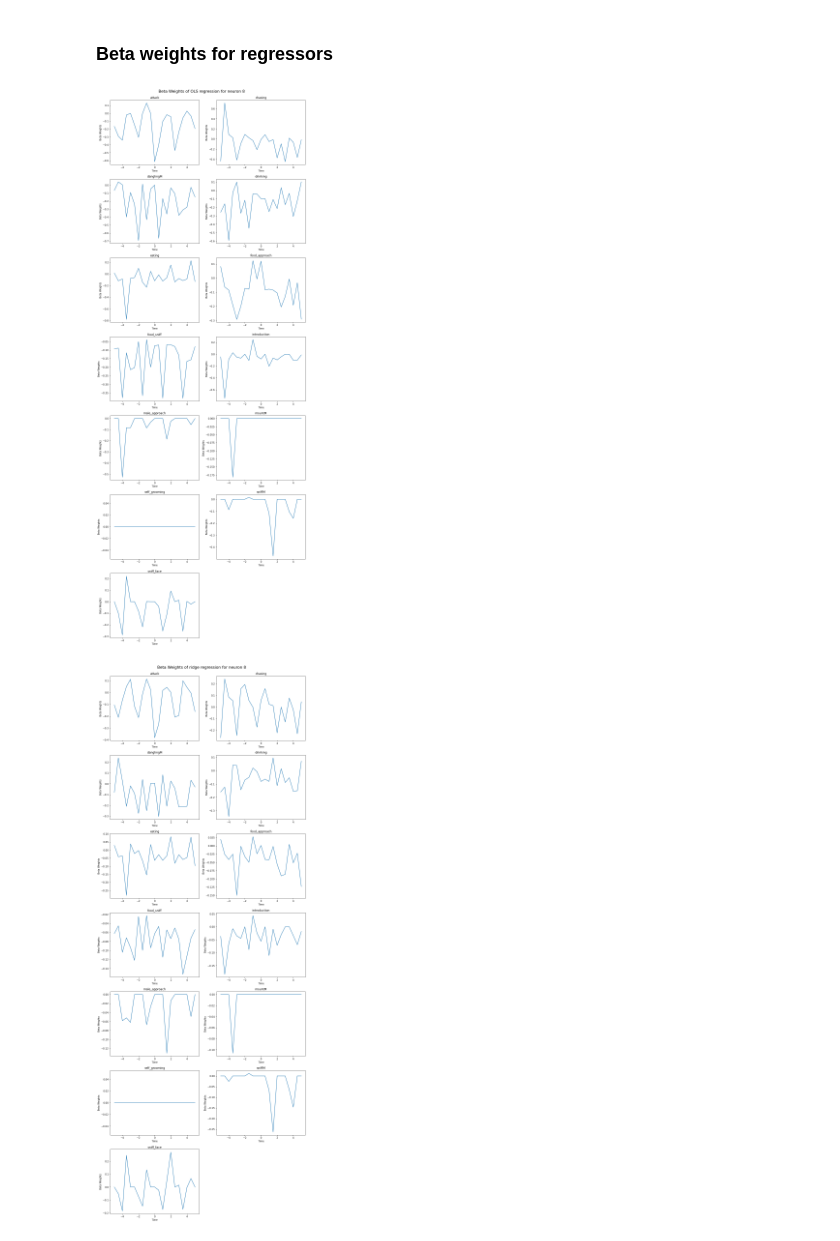
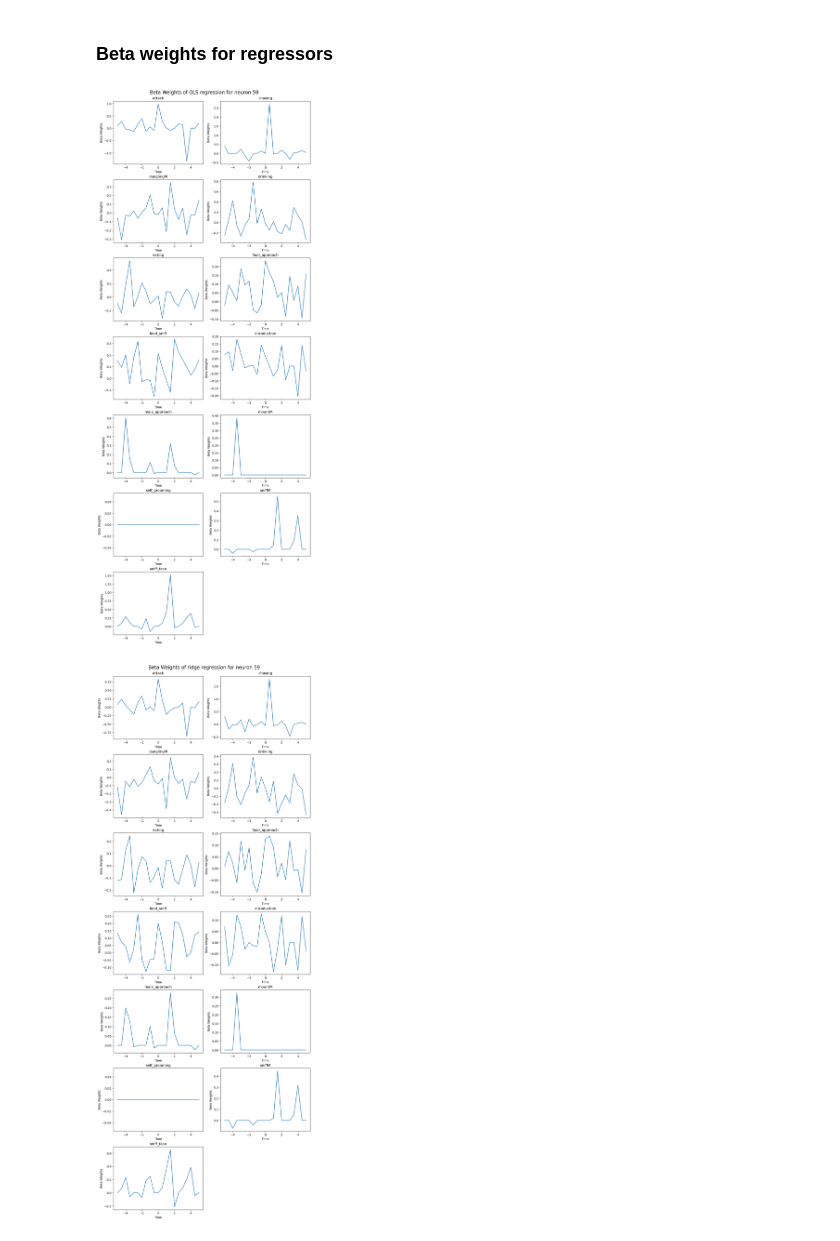
Before and after one commit to CharlesXu-Jingyue/DJA_FallRotation, a Jupyter notebook: DJA_GLM-HHM/glm.ipynb, the cells around one changed output. Cells and saved outputs as stored; diff of their text form; code cells hidden in the pictures.

```diff
--- a/DJA_GLM-HHM/glm.ipynb
+++ b/DJA_GLM-HHM/glm.ipynb
@@ -22,11 +22,13 @@ from sklearn.metrics import r2_score
 # from ssm.util import find_permutation
 # %%
 # User inputs
-data_path = r'/Users/alveus/Documents/WorkingDirectory/Data/DJA/Jineun/EG1-4/neural_male/EG1-4-fasted-0629-regis from fed male_neural_behavior_py.mat'
+# data_path = r'/Users/alveus/Documents/WorkingDirectory/Data/DJA/Jineun/EG1-4/neural_male/EG1-4-fasted-0629-regis from fed male_neural_behavior_py.mat' # Path to data on my Mac
+data_path = r'D:\DJA\Jineun\EG1-4\neural_male\EG1-4-fasted-0629-regis from fed male_neural_behavior_py.mat' # Path to data on my PC
 time_window = 5 # Time window for regressors (in seconds)
 frame_rate = 10 # Frame rate of the data (in Hz)
 time_step = 5 # Time step for the regressors (in seconds)
 n_folds = 5 # Number of folds for cross-validation
-neuron_idx = 8 # Index of neuron to plot
+# neuron_idx = 8 # Index of neuron to plot
+good_beta_threshold = 0.5 # Threshold for good betas as a proportion of the maximum beta
 # %%
 # Load data
@@ -194,4 +204,10 @@ ax.spines['bottom'].set_bounds([0,yd])
 ax.set_title('OLS regression')
 ax.set_xlabel('Neuron number')
 ax.set_ylabel('cross-validated R\u00b2')
+
+# Print best R-squared obtained using OLS
+best_r2_lin = max(r2_lin)
+best_fit_neuron_lin = np.argmax(r2_lin)
+print(f'Best R\u00b2 using OLS: {best_r2_lin}')
+print(f'Best fit neuron using ridge regression: {best_fit_neuron_lin}')
 # %% [output]
@@ -210,4 +227,11 @@ ax.spines['bottom'].set_bounds([0,yd])
 ax.set_title('Ridge regression')
 ax.set_xlabel('Neuron number')
 ax.set_ylabel('cross-validated R\u00b2')
+
+# Print best R-squared obtained using ridge regression and corresponding alpha
+best_r2_ridge = max(r2_ridge)
+best_fit_neuron_ridge = np.argmax(r2_ridge)
+print(f'Best R\u00b2 using ridge regression: {best_r2_ridge}')
+print(f'Best fit neuron using ridge regression: {best_fit_neuron_ridge}')
+print(f'Corresponding alpha: {alphas[np.argmax(r2_ridge)]}')
 # %% [output]
@@ -230,12 +256,12 @@ for i in range(num_labels):
 # Plot betas for each behavior using OLS
 num_labels = len(labels)
 
-fig, axs = plt.subplots(nrows=np.ceil(num_labels/2).astype(int), ncols=2, figsize=(12, 5*num_labels//2), constrained_layout=True)
+fig, axs = plt.subplots(nrows=np.ceil(num_labels/2).astype(int), ncols=2, figsize=(10, 4*num_labels//2), constrained_layout=True)
 
 for i in range(num_labels):
     row = i // 2
     col = i % 2
-    axs[row, col].plot(np.arange(-time_window*frame_rate, time_window*frame_rate+1, time_step)/10, betas_lin_labeled[labels[i]][neuron_idx, :])
+    axs[row, col].plot(np.arange(-time_window*frame_rate, time_window*frame_rate+1, time_step)/10, betas_lin_labeled[labels[i]][best_fit_neuron_lin, :])
     axs[row, col].set_title(labels[i])
     axs[row, col].set_xlabel('Time')
     axs[row, col].set_ylabel('Beta Weights')
@@ -243,27 +269,27 @@ for i in range(num_labels):
     if i == num_labels - 1 and num_labels % 2 == 1:
         axs[row, col+1].axis('off')
 
-fig.suptitle('Beta Weights of OLS regression for neuron {}'.format(neuron_idx), fontsize=16)
+fig.suptitle('Beta Weights of OLS regression for neuron {}'.format(best_fit_neuron_lin), fontsize=16)
 plt.show()
 # %% [output]
-[figure, old version]
+[figure, new version]
 # %%
-# Plot betas for each behavior using ridge regression
-fig, axs = plt.subplots(nrows=np.ceil(num_labels/2).astype(int), ncols=2, figsize=(12, 5*num_labels//2), constrained_layout=True)
+# Plot betas for each behavior using ridge regression (for the best fit neuron from ridge regression)
+fig, axs = plt.subplots(nrows=np.ceil(num_labels/2).astype(int), ncols=2, figsize=(10, 4*num_labels//2), constrained_layout=True)
 
 for i in range(num_labels):
     row = i // 2
     col = i % 2
 
-    axs[row, col].plot(np.arange(-time_window*frame_rate, time_window*frame_rate+1, time_step)/10, betas_ridge_labeled[labels[i]][neuron_idx, :])
+    axs[row, col].plot(np.arange(-time_window*frame_rate, time_window*frame_rate+1, time_step)/10, betas_ridge_labeled[labels[i]][best_fit_neuron_ridge, :])
     axs[row, col].set_title(labels[i])
     axs[row, col].set_xlabel('Time')
     axs[row, col].set_ylabel('Beta Weights')
 
     if i == num_labels - 1 and num_labels % 2 == 1:
         axs[row, col+1].axis('off')
 
-fig.suptitle('Beta Weights of ridge regression for neuron {}'.format(neuron_idx), fontsize=16)
+fig.suptitle('Beta Weights of ridge regression for neuron {}'.format(best_fit_neuron_ridge), fontsize=16)
 plt.show()
 # %% [output]
-[figure, old version]
+[figure, new version]
```
Also changed, not shown: parts of 17 cells of this notebook.
